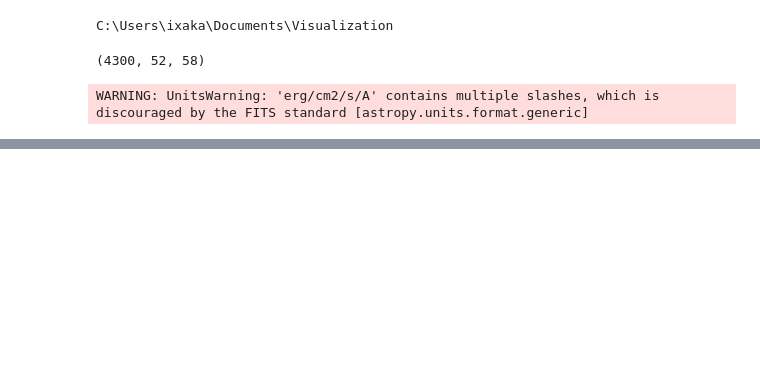
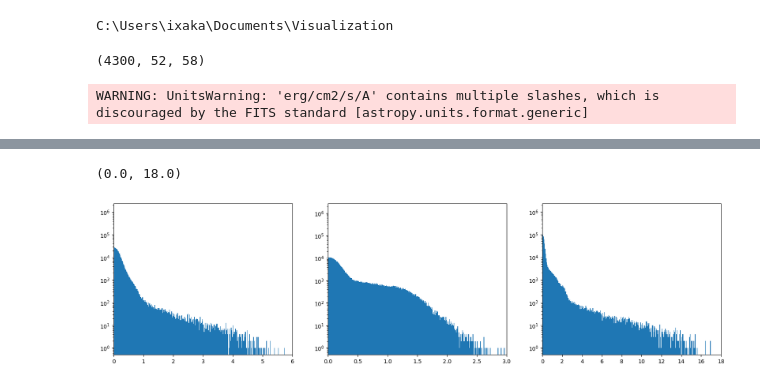
Before and after one commit to ixakalabadie/ViSL3D, a Jupyter notebook: create_3d_optical.ipynb, the cells around one changed output, grey strips where cells are left out. Cells and saved outputs as stored; diff of their text form; code cells hidden in the pictures; blank space fills up the shorter version.

```diff
--- a/create_3d_optical.ipynb
+++ b/create_3d_optical.ipynb
@@ -96,0 +89,22 @@ HI_cube = transpose(HI_cube, (dra,ddec,dv))
+# %%
+#HRR
+cube1 = np.empty(HI_cube.shape)
+cube1[:,:,:200] = HI_cube[:,:,:200]
+cube2 = np.empty(HI_cube.shape)
+cube2[:,:,200:350] = HI_cube[:,:,200:350]
+cube3 = np.empty(HI_cube.shape)
+cube3[:,:,350:] = HI_cube[:,:,350:]
+# %%
+fig, ax = plt.subplots(ncols=3, figsize=(20,5))
+ax[0].hist(cube1.flatten(), bins=400)
+ax[0].set_yscale('log')
+ax[0].set_xlim(0,6)
+ax[1].hist(cube2.flatten(), bins=400)
+ax[1].set_yscale('log')
+ax[1].set_xlim(0,3)
+ax[2].hist(cube3.flatten(), bins=400)
+ax[2].set_yscale('log')
+ax[2].set_xlim(0,18)
+# %% [output]
+(0.0, 18.0)
+[figure, added]
```
Also changed, not shown: parts of 29 cells of this notebook, 1 other file.
